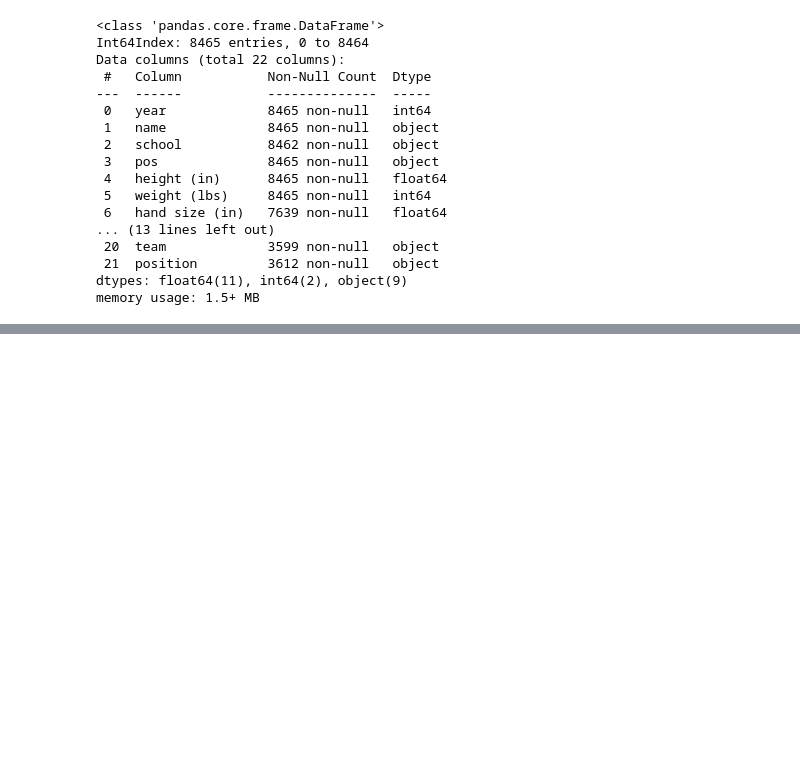
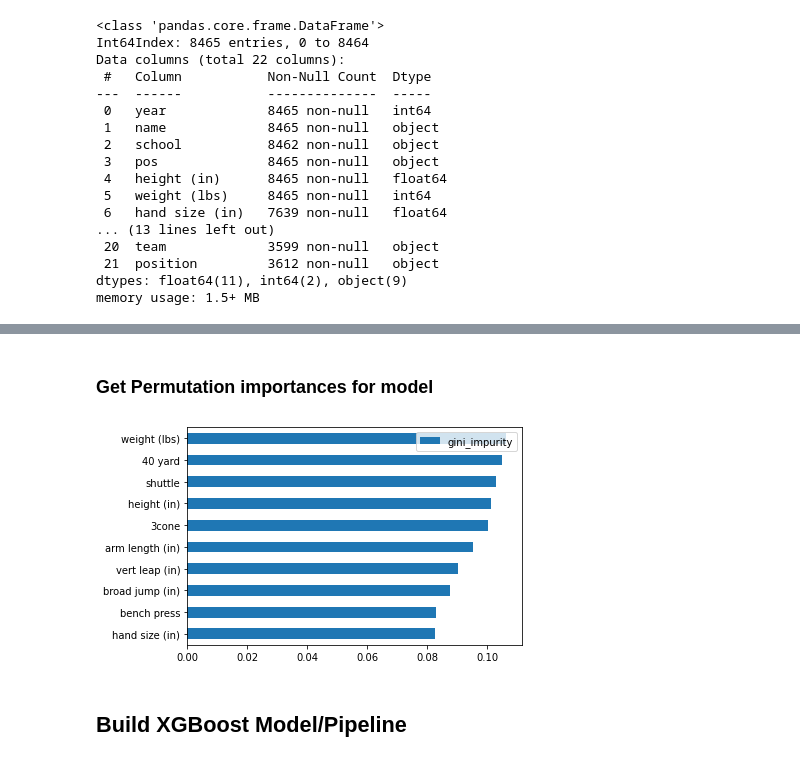
Before and after one commit to hollberg/nfl_combine_draft, a Jupyter notebook: jupy_clean.ipynb, the cells around one changed output, grey strips where cells are left out. Cells and saved outputs as stored; diff of their text form; code cells hidden in the pictures; blank space fills up the shorter version.

```diff
--- a/jupy_clean.ipynb
+++ b/jupy_clean.ipynb
@@ -339,0 +418,10 @@ memory usage: 1.5+ MB
+# %%
+target = 'round'
+X = df_merged.drop(columns=target)
+y = df_merged[target]
+
+X_train, X_test, y_train, y_test = train_test_split(X, y,
+                                                    test_size=.2,
+                                                    random_state=42)
+
+print(f'X_train shape: {X_train.shape} X_test shape: {X_test.shape}')
@@ -339,0 +439,9 @@ memory usage: 1.5+ MB
+# %%
+# very similar to RandomForest
+model_rf = make_pipeline(
+    OrdinalEncoder(),
+    SimpleImputer(),
+    RandomForestClassifier(random_state=42)
+)
+
+model_rf.fit(X_train, y_train)
@@ -339,0 +488,12 @@ memory usage: 1.5+ MB
+# %% [markdown]
+### Get Permutation importances for model
+# %%
+importances = model_rf.named_steps['randomforestclassifier'].feature_importances_
+
+gini_imp = pd.DataFrame(data=importances, index=X_test.columns, columns=['gini_impurity']).sort_values(by='gini_impurity')
+
+gini_imp.tail(10).plot(kind='barh');
+# %% [output]
+[figure, added]
+# %% [markdown]
+## Build XGBoost Model/Pipeline
```
Also changed, not shown: parts of 26 cells of this notebook, 2 other files.
